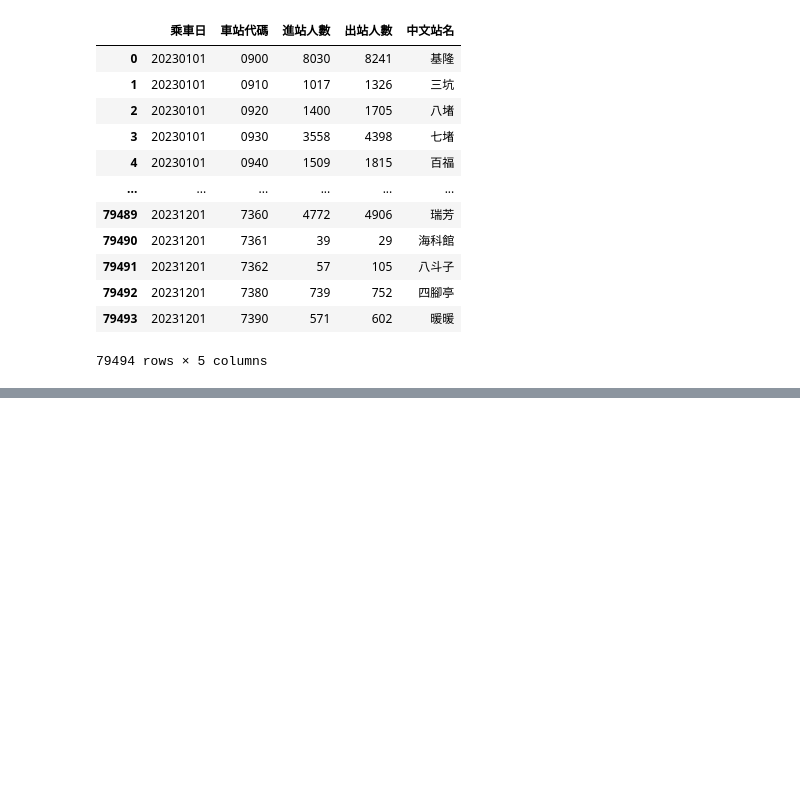
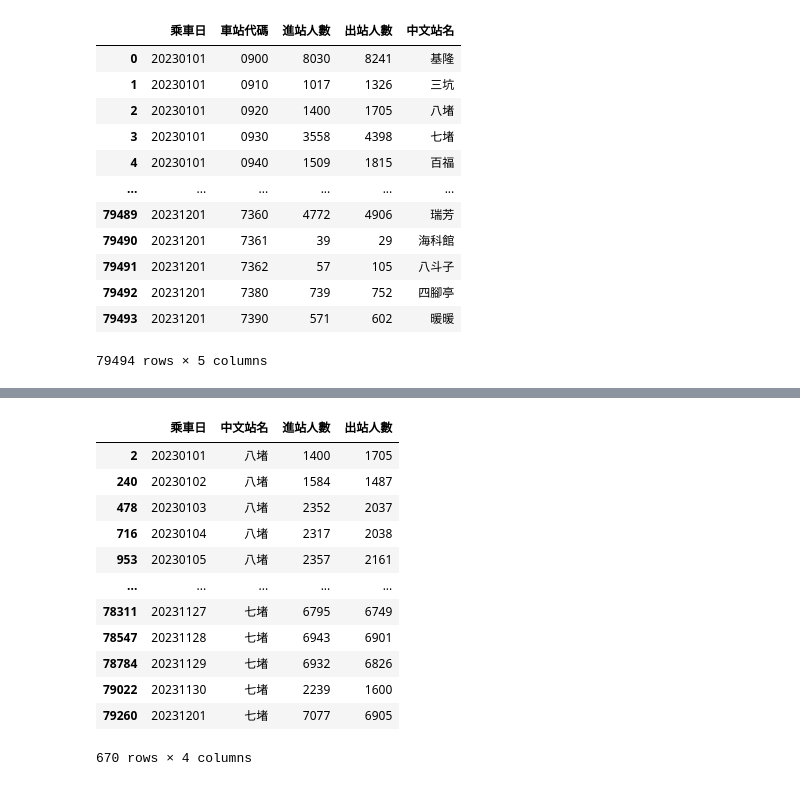
Before and after one commit to dearkelly/_112_python_chihlee_kelly, a Jupyter notebook: lesson16_3.ipynb, the cells around one changed output, grey strips where cells are left out. Saved outputs shown, nothing was run; the diff lists cells and outputs as text; code cells hidden in the pictures; blank space fills up the shorter version.

```diff
--- a/lesson16_3.ipynb
+++ b/lesson16_3.ipynb
@@ -110,0 +145,16 @@ sites_df1
+# %%
+pd.concat([eight,seven])
+# %% [output]
+|  | 乘車日 | 中文站名 | 進站人數 | 出站人數 |
+| 2 | 20230101 | 八堵 | 1400 | 1705 |
+| 240 | 20230102 | 八堵 | 1584 | 1487 |
+| 478 | 20230103 | 八堵 | 2352 | 2037 |
+| 716 | 20230104 | 八堵 | 2317 | 2038 |
+| 953 | 20230105 | 八堵 | 2357 | 2161 |
+| ... | ... | ... | ... | ... |
+| 78311 | 20231127 | 七堵 | 6795 | 6749 |
+| 78547 | 20231128 | 七堵 | 6943 | 6901 |
+| 78784 | 20231129 | 七堵 | 6932 | 6826 |
+| 79022 | 20231130 | 七堵 | 2239 | 1600 |
+| 79260 | 20231201 | 七堵 | 7077 | 6905 |
+670 rows × 4 columns
```
Also changed, not shown: parts of 3 cells of this notebook.
